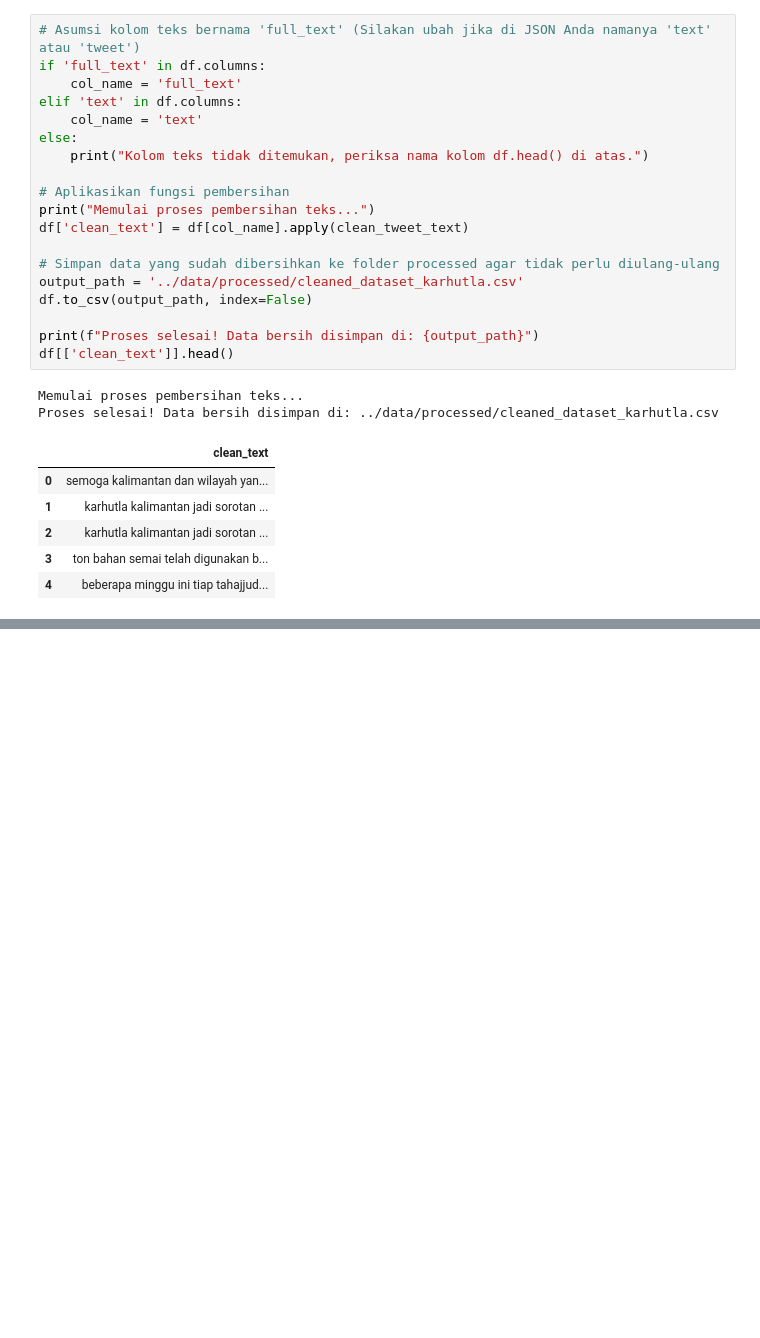
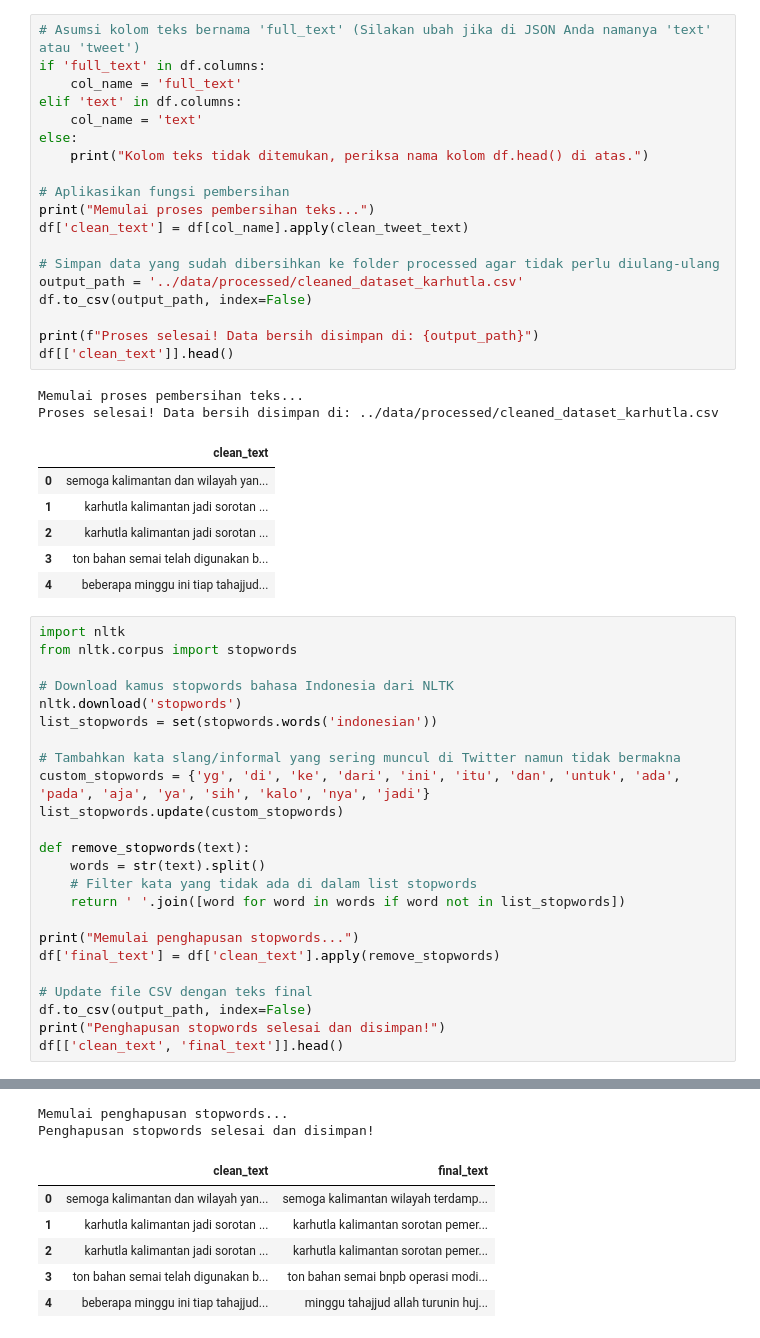
Before and after one commit to sanzxct/analisis-sentimen-karhutla-kalimantan, a Jupyter notebook: notebooks/01_eda_and_cleaning.ipynb, the cells around one changed output, grey strips where cells are left out. Cells and saved outputs as stored; diff of their text form; blank space fills up the shorter version.

```diff
--- a/notebooks/01_eda_and_cleaning.ipynb
+++ b/notebooks/01_eda_and_cleaning.ipynb
@@ -89,3 +89,28 @@ Proses selesai! Data bersih disimpan di: ../data/processed/cleaned_dataset_karhu
 | 2 | karhutla kalimantan jadi sorotan ... |
 | 3 | ton bahan semai telah digunakan b... |
 | 4 | beberapa minggu ini tiap tahajjud... |
+# %%
+import nltk
+from nltk.corpus import stopwords
+
+# Download kamus stopwords bahasa Indonesia dari NLTK
+nltk.download('stopwords')
+list_stopwords = set(stopwords.words('indonesian'))
+
+# Tambahkan kata slang/informal yang sering muncul di Twitter namun tidak bermakna
+custom_stopwords = {'yg', 'di', 'ke', 'dari', 'ini', 'itu', 'dan', 'untuk', 'ada', 'pada', 'aja', 'ya', 'sih', 'kalo', 'nya', 'jadi'}
+list_stopwords.update(custom_stopwords)
+
+def remove_stopwords(text):
+    words = str(text).split()
+    # Filter kata yang tidak ada di dalam list stopwords
+    return ' '.join([word for word in words if word not in list_stopwords])
+
+print("Memulai penghapusan stopwords...")
+df['final_text'] = df['clean_text'].apply(remove_stopwords)
+
+# Update file CSV dengan teks final
+df.to_csv(output_path, index=False)
+print("Penghapusan stopwords selesai dan disimpan!")
+df[['clean_text', 'final_text']].head()
+# %% [output]
@@ -91,0 +120,8 @@ Proses selesai! Data bersih disimpan di: ../data/processed/cleaned_dataset_karhu
+Memulai penghapusan stopwords...
+Penghapusan stopwords selesai dan disimpan!
+|  | clean_text | final_text |
+| 0 | semoga kalimantan dan wilayah yan... | semoga kalimantan wilayah terdamp... |
+| 1 | karhutla kalimantan jadi sorotan ... | karhutla kalimantan sorotan pemer... |
+| 2 | karhutla kalimantan jadi sorotan ... | karhutla kalimantan sorotan pemer... |
+| 3 | ton bahan semai telah digunakan b... | ton bahan semai bnpb operasi modi... |
+| 4 | beberapa minggu ini tiap tahajjud... | minggu tahajjud allah turunin huj... |
```
Also changed, not shown: parts of 2 cells of this notebook.
